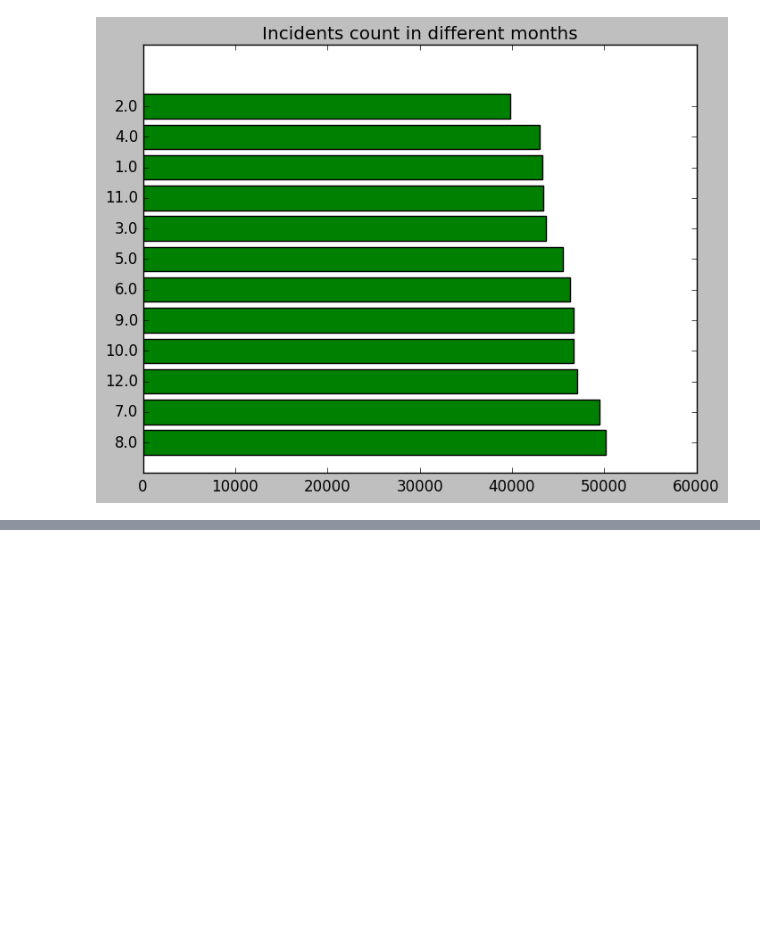
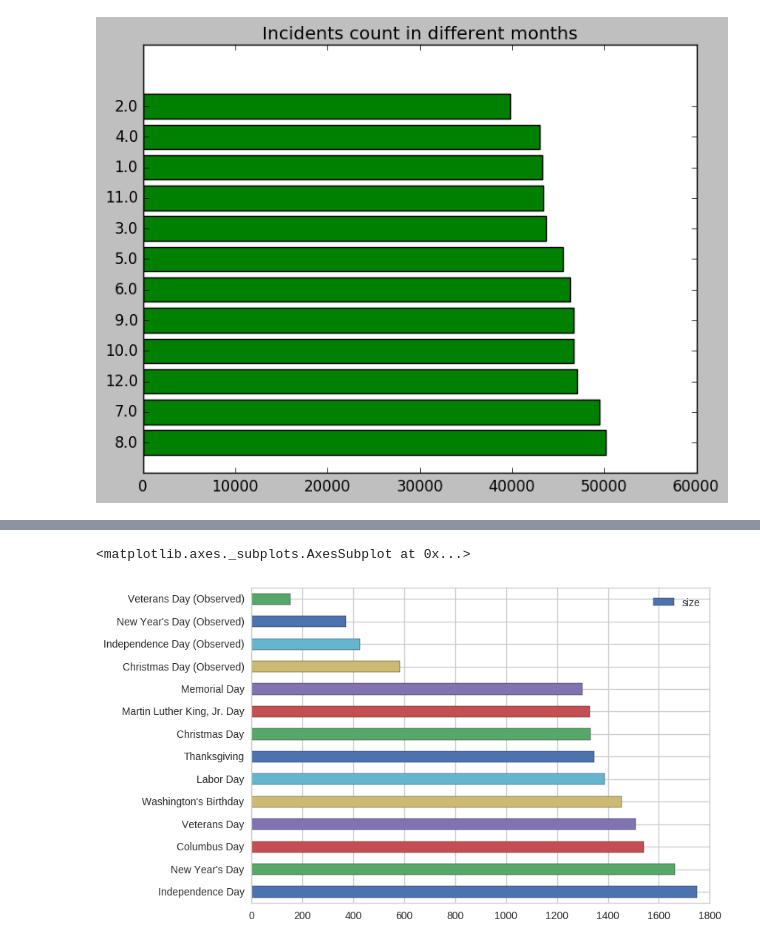
Before and after one commit to hackoregon/emergency-response, a Jupyter notebook: notebooks/time_rollup.ipynb, the cells around one changed output, grey strips where cells are left out. Saved outputs shown, nothing was run; the diff lists cells and outputs as text; code cells hidden in the pictures; blank space fills up the shorter version.

```diff
--- a/notebooks/time_rollup.ipynb
+++ b/notebooks/time_rollup.ipynb
@@ -184,0 +216,12 @@ plt.show()
+# %%
+QUERY2 ="""
+select incident_id, holiday
+from (SELECT incident_id, CAST(realtime AS DATE)
+      FROM (select incident_id,min(realtime) as realtime
+            from inctimes
+             where responder_id is not null
+                   and timedesc_id = 3 group by incident_id ) as dispatch_time) as date_table
+                   inner join or_holidays
+                   on date_table.realtime = or_holidays.date"""
+# %%
+df2 = pquery(QUERY2)
@@ -184,0 +247,4 @@ plt.show()
+# %%
+holidayrank = df2.groupby(['holiday']).size().to_frame('size')
+holidayrank.sort_values('size', ascending=False, inplace=True)
+holidayrank
@@ -184,0 +268,7 @@ plt.show()
+# %%
+holidayrank_df = pd.DataFrame(holidayrank)
+holidayrank_df.columns= ['size']
+holidayrank_df.plot(holidayrank.index.values, "size", kind="barh", color=sns.color_palette("deep"))
+# %% [output]
+<matplotlib.axes._subplots.AxesSubplot at 0x...>
+[figure, added]
```
Also changed, not shown: parts of 10 cells of this notebook.
